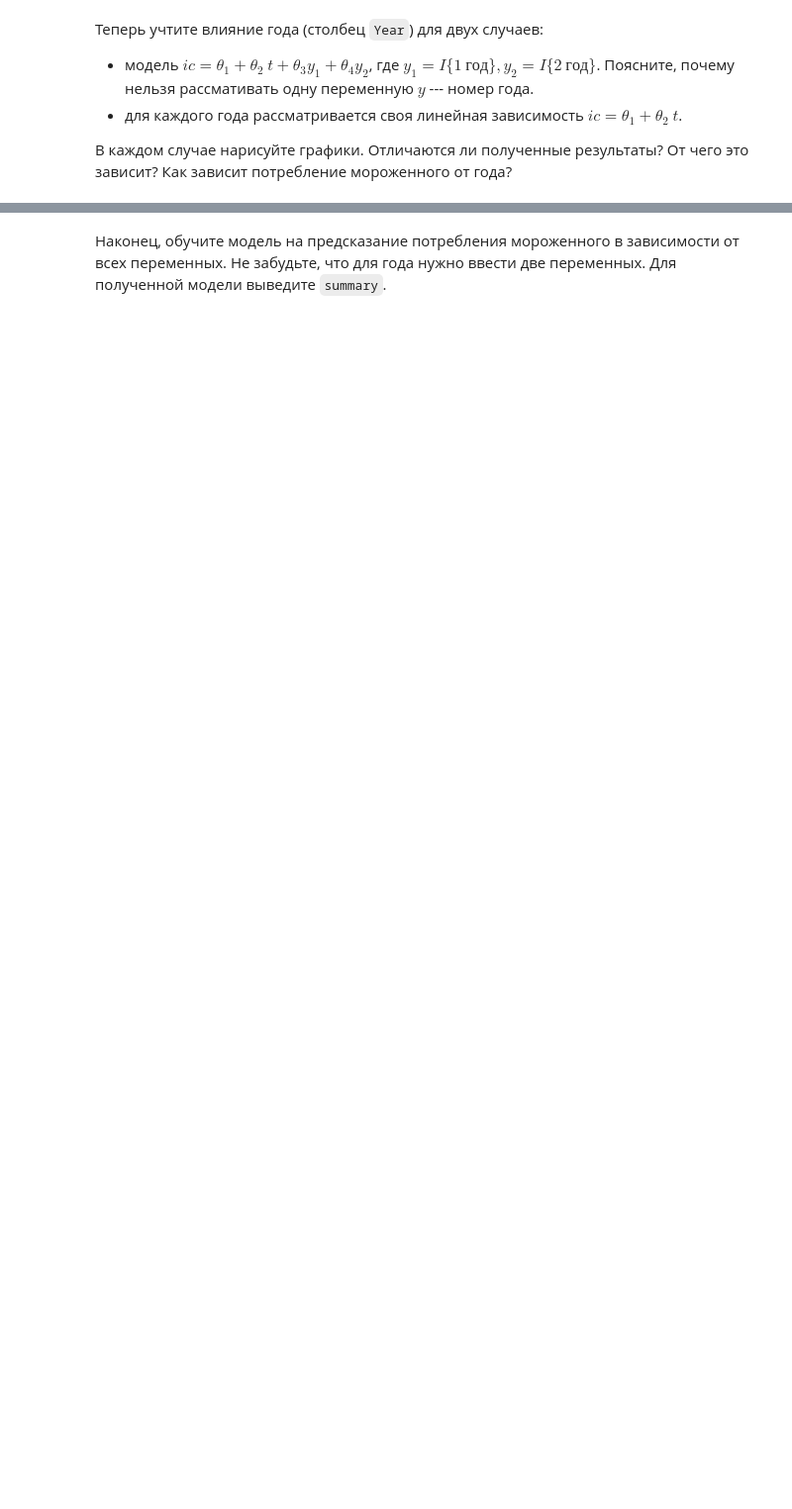
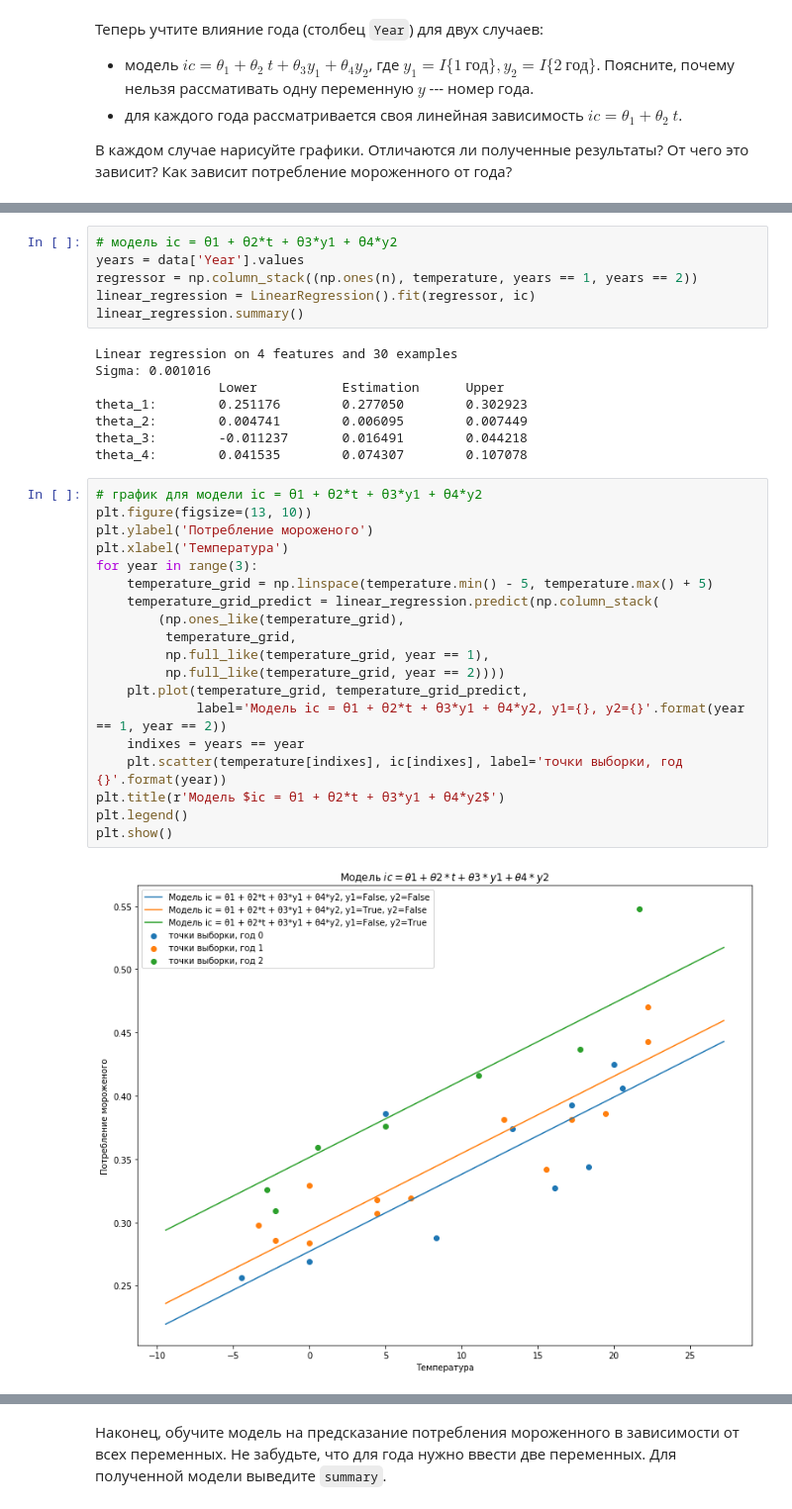
Before and after one commit to heorhii-bolotov/MIPT-Statistics, a Jupyter notebook: 5/5.30.ipynb, the cells around one changed output, grey strips where cells are left out. Shown at 99% size. Cells and saved outputs as stored; diff of their text form; blank space fills up the shorter version.

```diff
--- a/5/5.30.ipynb
+++ b/5/5.30.ipynb
@@ -81,0 +120,35 @@ class LinearRegression:
+# %%
+# модель ic = θ1 + θ2*t + θ3*y1 + θ4*y2
+years = data['Year'].values
+regressor = np.column_stack((np.ones(n), temperature, years == 1, years == 2))
+linear_regression = LinearRegression().fit(regressor, ic)
+linear_regression.summary()
+# %% [output]
+Linear regression on 4 features and 30 examples
+Sigma: 0.001016
+                Lower           Estimation      Upper
+theta_1:        0.251176        0.277050        0.302923
+theta_2:        0.004741        0.006095        0.007449
+theta_3:        -0.011237       0.016491        0.044218
+theta_4:        0.041535        0.074307        0.107078
+# %%
+# график для модели ic = θ1 + θ2*t + θ3*y1 + θ4*y2
+plt.figure(figsize=(13, 10))
+plt.ylabel('Потребление мороженого')
+plt.xlabel('Температура')
+for year in range(3):
+    temperature_grid = np.linspace(temperature.min() - 5, temperature.max() + 5)
+    temperature_grid_predict = linear_regression.predict(np.column_stack(
+        (np.ones_like(temperature_grid),
+         temperature_grid,
+         np.full_like(temperature_grid, year == 1),
+         np.full_like(temperature_grid, year == 2))))
+    plt.plot(temperature_grid, temperature_grid_predict,
+             label='Модель ic = θ1 + θ2*t + θ3*y1 + θ4*y2, y1={}, y2={}'.format(year == 1, year == 2))
+    indixes = years == year
+    plt.scatter(temperature[indixes], ic[indixes], label='точки выборки, год {}'.format(year))
+plt.title(r'Модель $ic = θ1 + θ2*t + θ3*y1 + θ4*y2$')
+plt.legend()
+plt.show()
+# %% [output]
+[figure, added]
```
Also changed, not shown: parts of 24 cells of this notebook, 1 other file.
